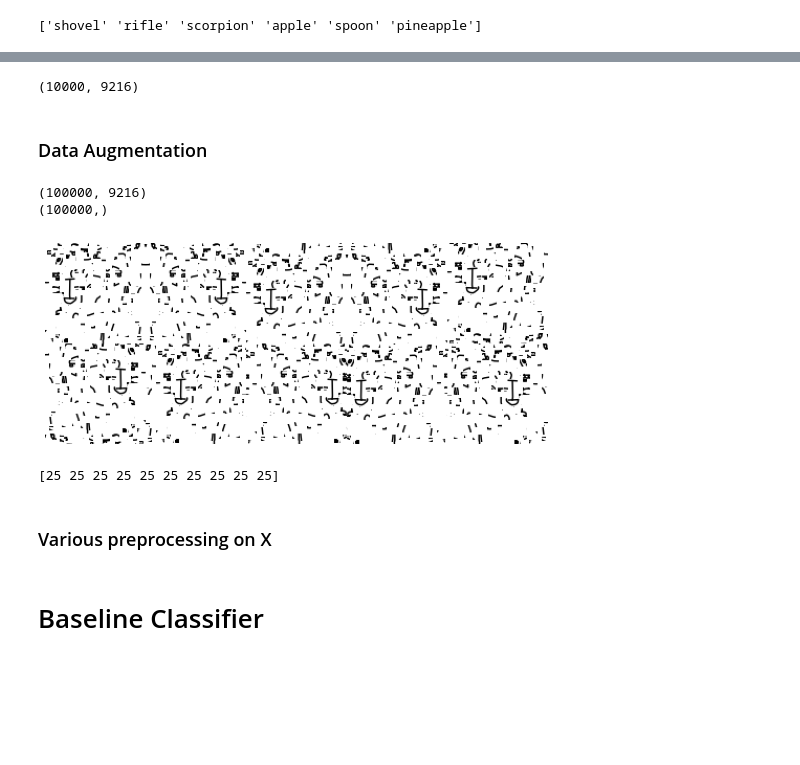
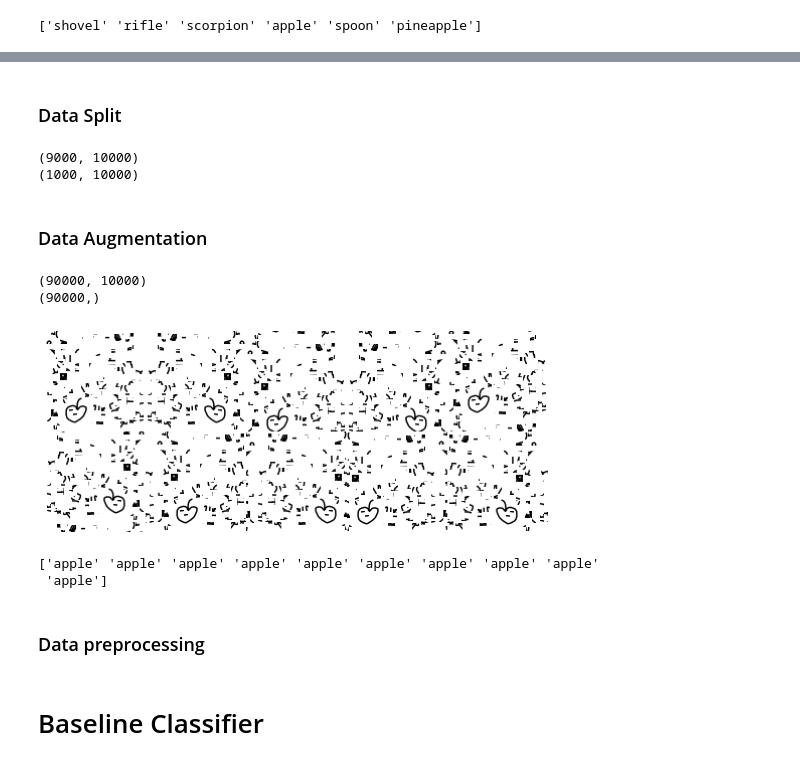
Before and after one commit to openjamoses/ML-Kaggle, a Jupyter notebook: main.ipynb, the cells around one changed output, grey strips where cells are left out. Cells and saved outputs as stored; diff of their text form; code cells hidden in the pictures; blank space fills up the shorter version.

```diff
--- a/main.ipynb
+++ b/main.ipynb
@@ -0,0 +14,3 @@
+# %%
+# Local path to the project
+root = "/home/gabriel/Desktop/POLY/PHD/Cours/INF8953CE/Competition/"
@@ -11,16 +35,16 @@ import Preprocessing as pre
 # %% [markdown]
 # Import and Process the Data
 # %%
-# Put your path instead !!!
-data_root = "/home/gabriel/Desktop/POLY/PHD/Cours/INF8953CE/Competition/Data/"
+data_root = root + "Data/"
 
+# Train valid data
 X = np.load(data_root + "train_images.npy/train_images.npy", allow_pickle=True, encoding='bytes')
-X = np.vstack(X[:, 1])
-X = X.astype(np.dtype('u1'))
+X = np.vstack(X[:, 1]).astype(np.dtype('u1'))
 
 Y = np.genfromtxt(data_root + "train_labels/train_labels.csv", delimiter=',', skip_header=1, dtype='U')[:, 1]
 encoder = LabelEncoder()
 Y = encoder.fit_transform(Y).astype('u1')
+
 print(encoder.classes_)
 # %% [output]
 ['apple' 'empty' 'moustache' 'mouth' 'mug' 'nail' 'nose' 'octagon'
@@ -41,27 +63,37 @@ print(encoder.inverse_transform(Y[:6]))
-# %%
-X = pre.crop_images(X, reduce = 2)
-print(X.shape)
-# %% [output]
-(10000, 9216)
+# %% [markdown]
+### Data Split
+# %%
+Xtrain, Xvalid, Ytrain, Yvalid = train_test_split(X, Y, test_size = 0.1, stratify = Y, random_state = 42)
+
+del X, Y
+
+print(Xtrain.shape)
+print(Xvalid.shape)
+# %% [output]
+(9000, 10000)
+(1000, 10000)
 # %% [markdown]
 ### Data Augmentation
 # %%
-X = np.vstack( (X, pre.reverse_images(X)) )
-Y = np.hstack((Y, Y))
-X = np.vstack( (X, pre.translate_images(X, [10, -10, 0, 0], [0, 0, 10, -10])) )
-Y = np.hstack((Y, Y, Y, Y, Y))
-print(X.shape)
-print(Y.shape)
+# Horizontal relections
+Xtrain = np.vstack( (Xtrain, pre.reverse_images(Xtrain)) )
+Ytrain = np.hstack((Ytrain, Ytrain))
+# 4 different translations
+Xtrain = np.vstack( (Xtrain, pre.translate_images(Xtrain, [10, -10, 0, 0], [0, 0, 10, -10])) )
+Ytrain = np.hstack((Ytrain, Ytrain, Ytrain, Ytrain, Ytrain))
+print(Xtrain.shape)
+print(Ytrain.shape)
 # %% [output]
-(100000, 9216)
-(100000,)
+(90000, 10000)
+(90000,)
 # %%
 # Plot different pictures
 plt.figure(figsize = (9,9))
-pre.plot_digits( X[::10000], images_per_row = 5)
-print(Y[::10000])
+pre.plot_digits( Xtrain[::9000], images_per_row = 5)
+print(encoder.inverse_transform(Ytrain[::9000]))
 # %% [output]
-[figure, old version]
+[figure, new version]
-[25 25 25 25 25 25 25 25 25 25]
+['apple' 'apple' 'apple' 'apple' 'apple' 'apple' 'apple' 'apple' 'apple'
+ 'apple']
 # %% [markdown]
-### Various preprocessing on X
+### Data preprocessing
```
Also changed, not shown: parts of 28 cells of this notebook, 3 other files.
